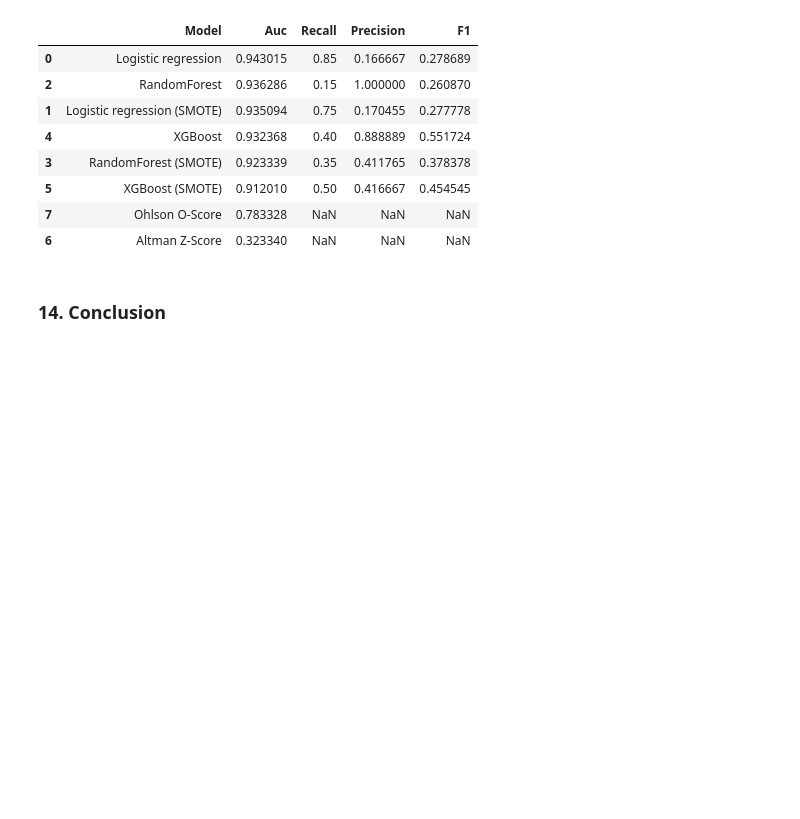
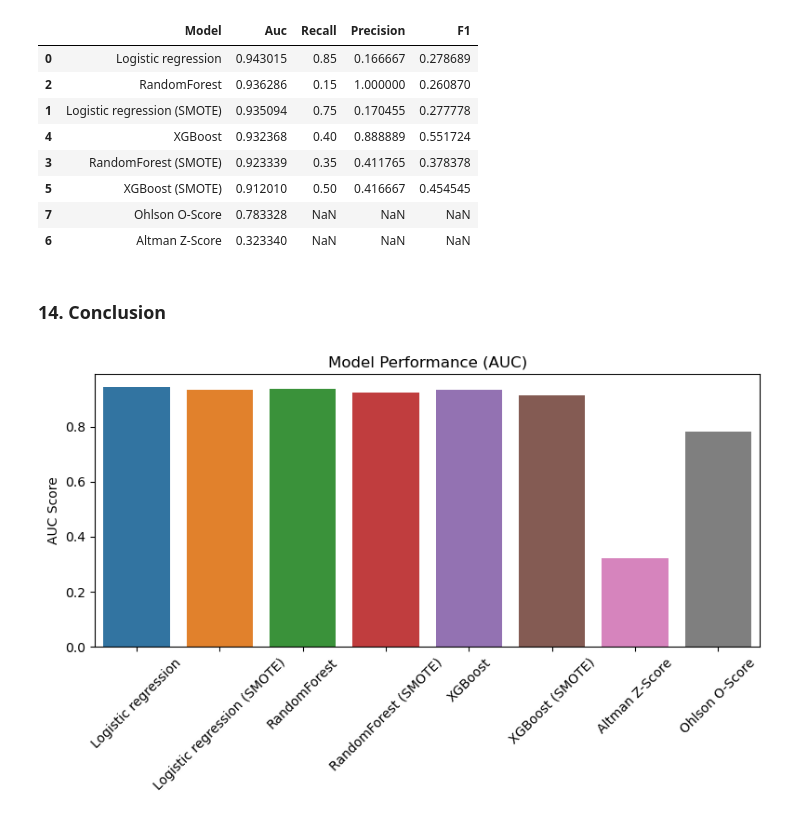
Before and after one commit to Vincent2308/Corporate-Bankruptcy, a Jupyter notebook: notebooks/week2/polish_model_clean.ipynb, the cells around one changed output. Saved outputs shown, nothing was run; the diff lists cells and outputs as text; code cells hidden in the pictures; blank space fills up the shorter version.

```diff
--- a/notebooks/week2/polish_model_clean.ipynb
+++ b/notebooks/week2/polish_model_clean.ipynb
@@ -470,3 +470,17 @@ results_df.sort_values("Auc", ascending=False)
 | 6 | Altman Z-Score | 0.323340 | NaN | NaN | NaN |
 # %% [markdown]
 ### 14. Conclusion
+# %%
+import seaborn as sns
+import matplotlib.pyplot as plt
+plt.figure(figsize=(8,5))
+sns.barplot(data=results_df, x="Model", y="Auc", hue="Model")
+plt.xticks(rotation=45)
+plt.title("Model Performance (AUC)")
+plt.ylabel("AUC Score")
+plt.xlabel("")
+plt.legend().remove()
+plt.tight_layout()
+plt.show()
+# %% [output]
+[figure, added]
```
